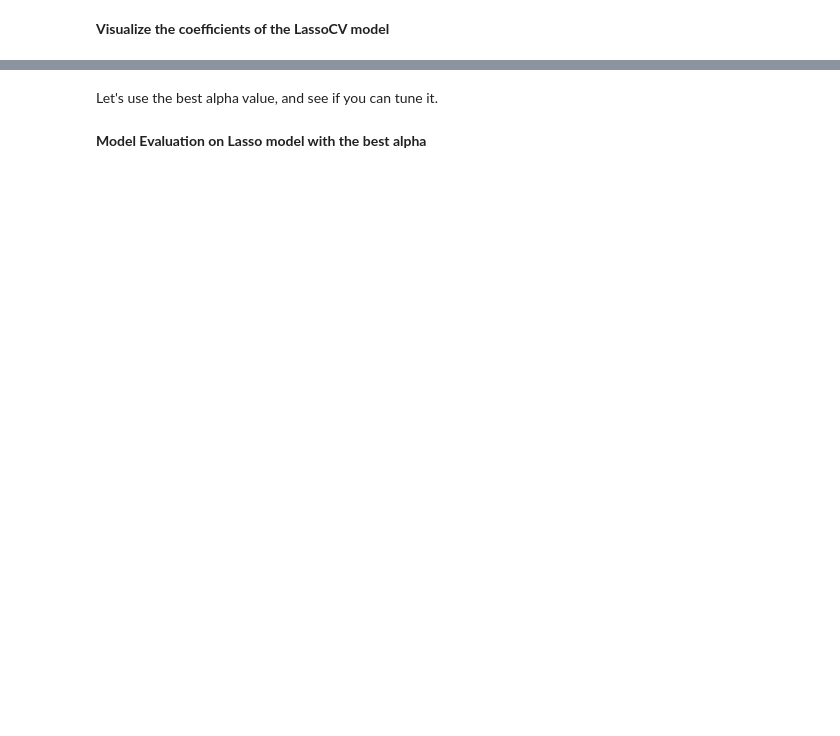
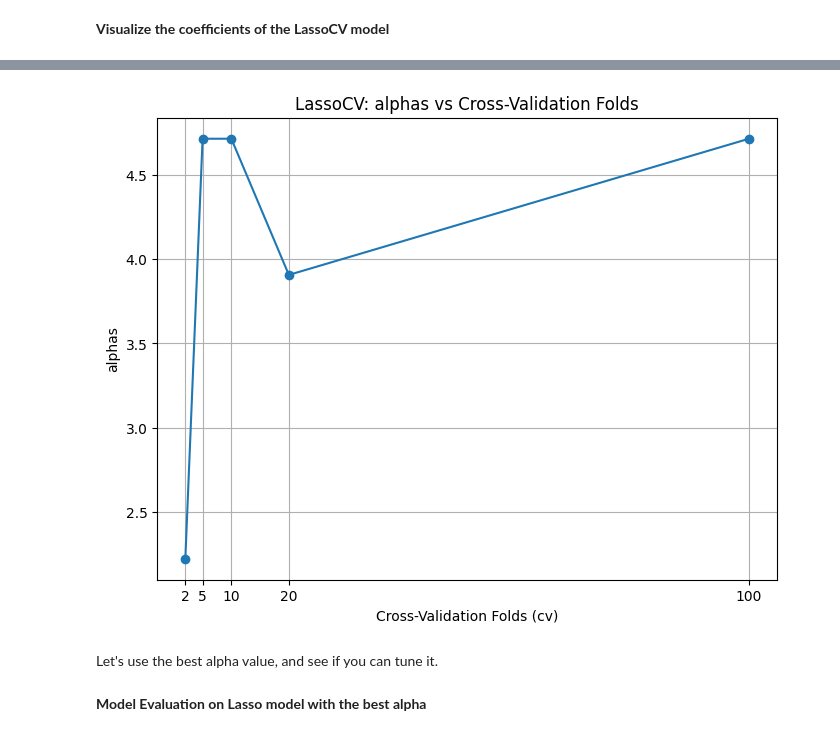
Before and after one commit to pkapoor2/PC-AIML, a Jupyter notebook: Machine Learning/class3/src/3.04_Validation_Tuning_Pipeline.ipynb, the cells around one changed output, grey strips where cells are left out. Saved outputs shown, nothing was run; the diff lists cells and outputs as text; code cells hidden in the pictures; blank space fills up the shorter version.

```diff
--- a/Machine Learning/class3/src/3.04_Validation_Tuning_Pipeline.ipynb
+++ b/Machine Learning/class3/src/3.04_Validation_Tuning_Pipeline.ipynb
@@ -625,3 +625,23 @@ plt.show()
+# %%
+#for different cv values plot the best alpha
+cv_values = [2, 5, 10, 20,100]
+mse_values = []
+alpha_values = []
+for cv in cv_values:
+    lasso_cv_model = LassoCV(alphas=alphas, cv=cv, max_iter=10000, n_jobs=-1).fit(X_train, y_train)
+    mse_values.append(lasso_cv_model.mse_path_.mean(axis=1).min())
+    alpha_values.append(lasso_cv_model.alpha_)
+# Plot the alpha values for different cv values
+plt.figure(figsize=(8, 6))
+plt.plot(cv_values, alpha_values, marker='o', linestyle='-')
+plt.xlabel('Cross-Validation Folds (cv)')
+plt.ylabel('alphas')
+plt.title('LassoCV: alphas vs Cross-Validation Folds')
+plt.xticks(cv_values)
+plt.grid()
+plt.show()
+# %% [output]
+[figure, added]
 # %% [markdown]
 Let's use the best alpha value, and see if you can tune it.
 # %%
```
Also changed, not shown: parts of 8 cells of this notebook.
